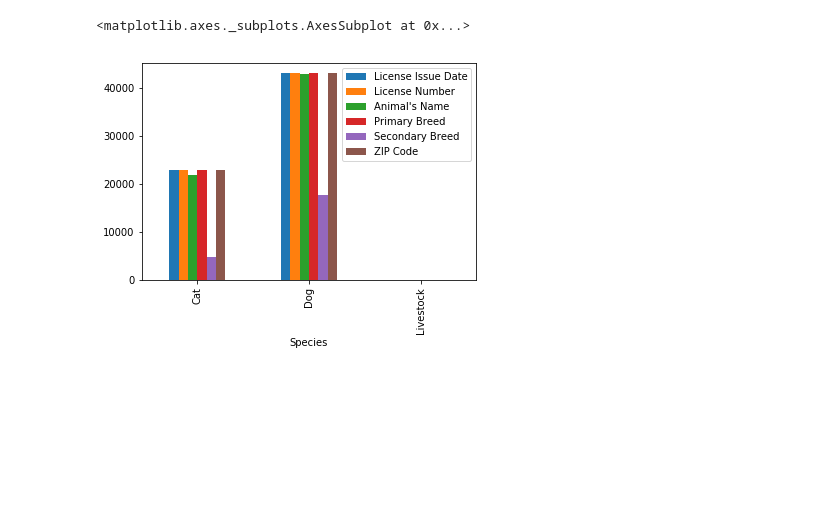
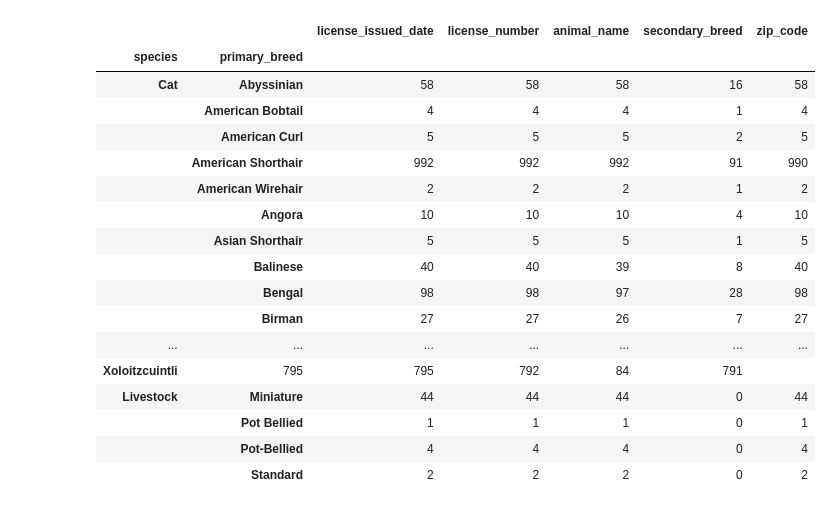
Before and after one commit to turbomanson/seattle_pets, a Jupyter notebook: seattle_pets.ipynb, the cells around one changed output. Drawn from its saved outputs; the diff is of its cells as text; code cells hidden in the pictures; blank space fills up the shorter version.

```diff
--- a/seattle_pets.ipynb
+++ b/seattle_pets.ipynb
@@ -35,10 +45,26 @@ None
 | 3 | 2006-02-07 | 75432 | Pepper | Cat | Manx | Mix | 98103 |
 | 4 | 2006-08-04 | 729899 | Addy | Dog | Retriever, Golden | NaN | 98105 |
 # %%
-raw_pets.groupby('Species').count().plot(kind="bar")
+raw_pets.groupby(['species', 'primary_breed']).count()
 # %% [output]
-<matplotlib.axes._subplots.AxesSubplot at 0x...>
-[figure, removed]
+|  |  | license_issued_date | license_number | animal_name | secondary_breed | zip_code |
+| species | primary_breed |  |  |  |  |  |
+| Cat | Abyssinian | 58 | 58 | 58 | 16 | 58 |
+|  | American Bobtail | 4 | 4 | 4 | 1 | 4 |
+|  | American Curl | 5 | 5 | 5 | 2 | 5 |
+|  | American Shorthair | 992 | 992 | 992 | 91 | 990 |
+|  | American Wirehair | 2 | 2 | 2 | 1 | 2 |
+|  | Angora | 10 | 10 | 10 | 4 | 10 |
+|  | Asian Shorthair | 5 | 5 | 5 | 1 | 5 |
+|  | Balinese | 40 | 40 | 39 | 8 | 40 |
+|  | Bengal | 98 | 98 | 97 | 28 | 98 |
+|  | Birman | 27 | 27 | 26 | 7 | 27 |
+| ... | ... | ... | ... | ... | ... | ... |
+| Xoloitzcuintli | 795 | 795 | 792 | 84 | 791 |
+| Livestock | Miniature | 44 | 44 | 44 | 0 | 44 |
+|  | Pot Bellied | 1 | 1 | 1 | 0 | 1 |
+|  | Pot-Bellied | 4 | 4 | 4 | 0 | 4 |
+|  | Standard | 2 | 2 | 2 | 0 | 2 |
 # %%
 name_counts = (pd.DataFrame(raw_pets['Animal\'s Name'].value_counts())
                        .reset_index())
```
Also changed, not shown: parts of 2 cells of this notebook.
